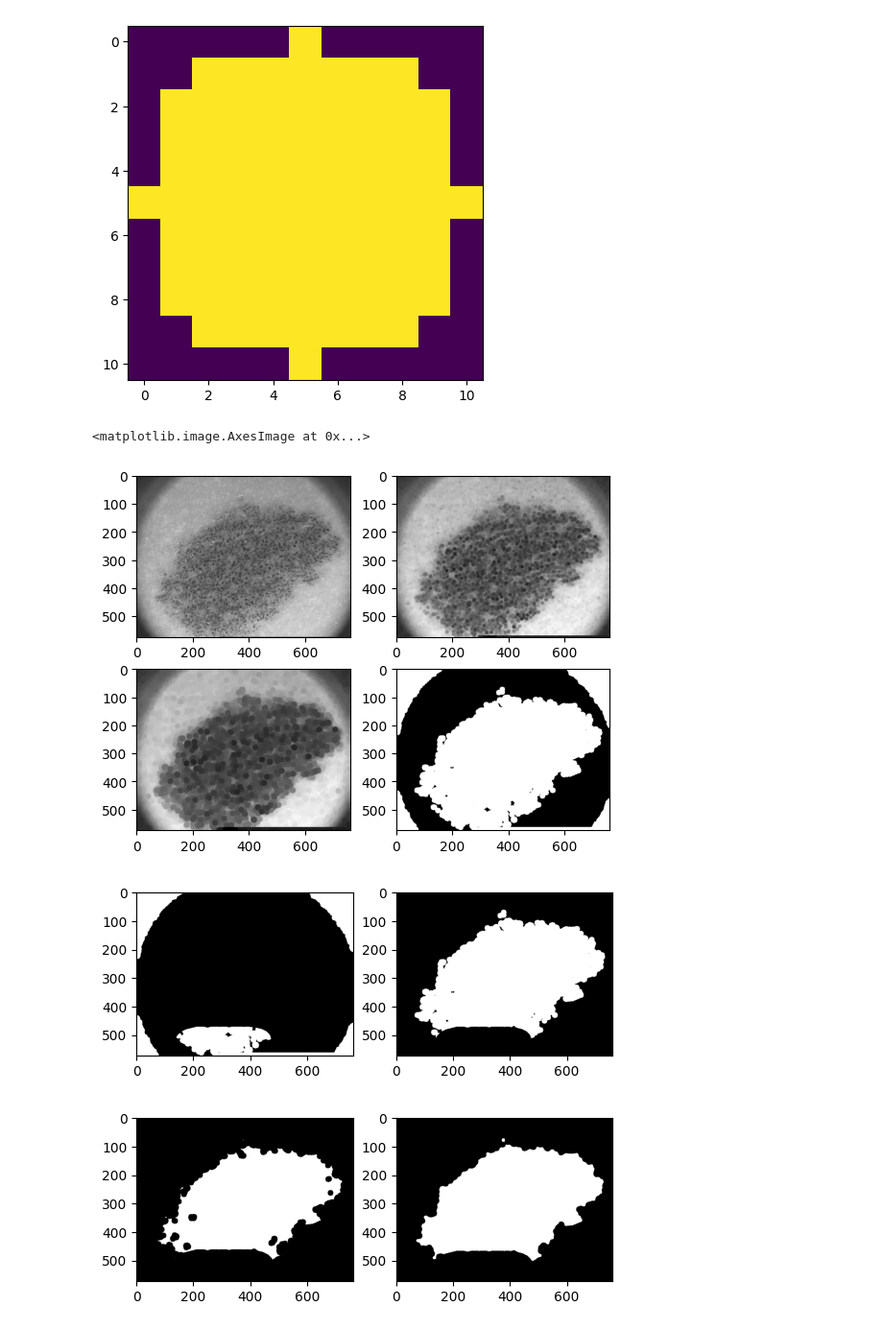
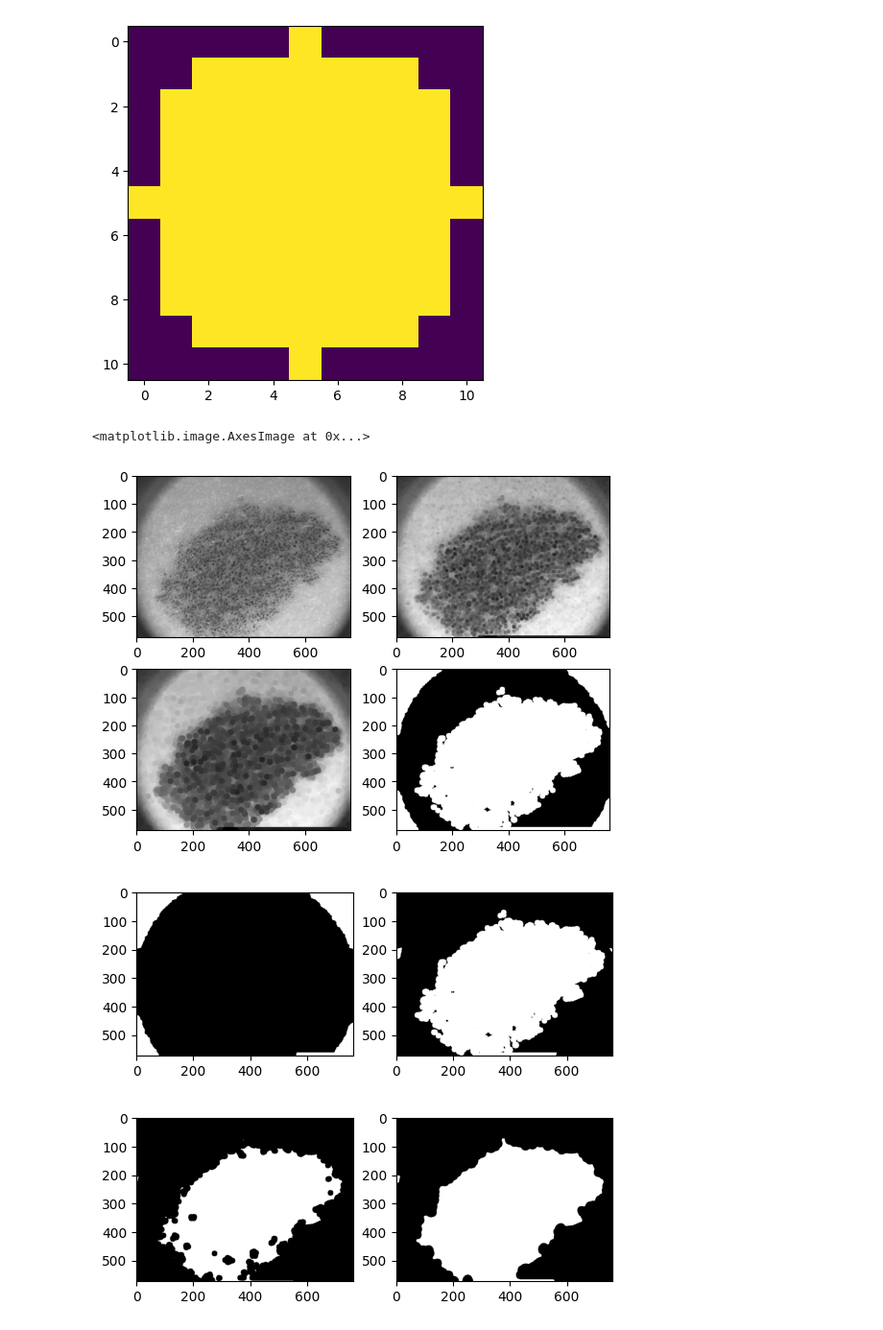
Before and after one commit to Rapuris/Medical-Image-Analysis-Spring-2024, a Jupyter notebook: skin.ipynb, the cells around one changed output. Shown at 96% size. Drawn from its saved outputs; the diff is of its cells as text; code cells hidden in the pictures.

Commit message:
Changed edge marker

```diff
--- a/skin.ipynb
+++ b/skin.ipynb
@@ -116,38 +116,38 @@ plt.imshow(im, cmap = "gray")
 plt.subplot(223)
 im = cv2.erode(im, disk)
 plt.imshow(im, cmap = "gray")
 
 plt.subplot(224)
 _, im = cv2.threshold(im, 0, 255, cv2.THRESH_OTSU + cv2.THRESH_BINARY_INV)
 plt.imshow(im, cmap = "gray")
 
 # Perform conditional reconstruction using the edge as a marker to get rid of ring edge artifact
 edge_marker = np.zeros(im.shape)
-edge_marker[0, :] = 1
-edge_marker[-1, :] = 1
-edge_marker[:, 0] = 1
-edge_marker[:,-1] = 1
-recon = conditional_reconstruction(im, edge_marker, big_disk, num_iter = 10)
+edge_marker[0, 0] = 1
+edge_marker[-1, 0] = 1
+edge_marker[0, -1] = 1
+edge_marker[-1,-1] = 1
+recon = conditional_reconstruction(im, edge_marker, big_disk, num_iter = 20)
 plt.figure()
 plt.subplot(121)
 plt.imshow(recon, cmap = "gray")
 plt.subplot(122)
 im = im == cv2.bitwise_not(recon.astype(np.uint8))
 plt.imshow(im, cmap = "gray")
 
 # Perform some smoothing operation by with a binary closing
 im = cv2.morphologyEx(im.astype(np.uint8), cv2.MORPH_ERODE, generate_discrete_disk(10))
 
 
 plt.figure()
 plt.subplot(121)
 plt.imshow(im, cmap = "gray")
 plt.subplot(122)
 im = cv2.morphologyEx(im.astype(np.uint8), cv2.MORPH_DILATE, generate_discrete_disk(5))
-im = cv2.morphologyEx(im.astype(np.uint8), cv2.MORPH_CLOSE, generate_discrete_disk(10))
+im = cv2.morphologyEx(im.astype(np.uint8), cv2.MORPH_CLOSE, generate_discrete_disk(15))
 plt.imshow(im, cmap = "gray")
 # %% [output]
 <matplotlib.image.AxesImage at 0x...>
 [figure]
-[figure, old version]
+[figure, new version]
-[figure, old version]
+[figure, new version]
```
